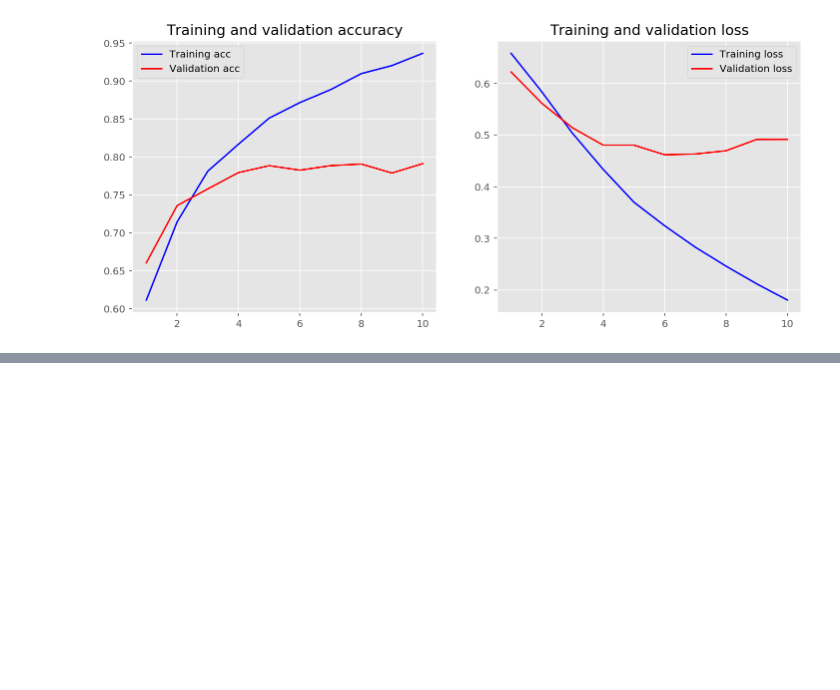
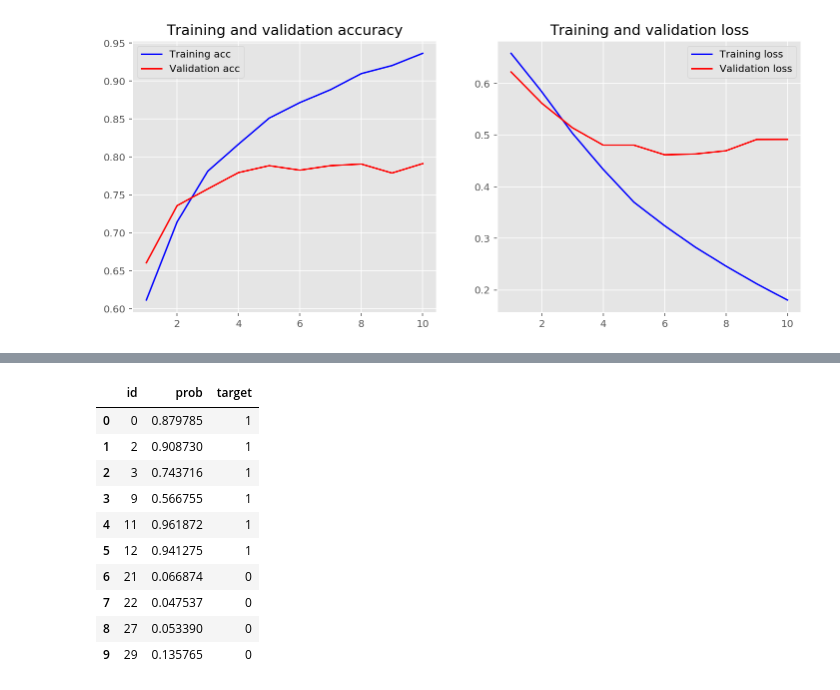
Before and after one commit to milemarchese/OrganizacionDeDatos, a Jupyter notebook: TP2/Modelos Mauro.ipynb, the cells around one changed output, grey strips where cells are left out. Saved outputs shown, nothing was run; the diff lists cells and outputs as text; code cells hidden in the pictures; blank space fills up the shorter version.

```diff
--- a/TP2/Modelos Mauro.ipynb
+++ b/TP2/Modelos Mauro.ipynb
@@ -515,0 +562,15 @@ plot_history(history)
+# %%
+from keras.models import Sequential
+from keras import layers
+#embedding_dim = 100
+
+model = Sequential()
+model.add(layers.Embedding(vocab_size, embedding_dim, input_length=maxlen))
+model.add(layers.Conv1D(128, 5, activation='relu'))
+model.add(layers.GlobalMaxPooling1D())
+model.add(layers.Dense(10, activation='relu'))
+model.add(layers.Dense(1, activation='sigmoid'))
+model.compile(optimizer='adam',
+              loss='binary_crossentropy',
+              metrics=['accuracy'])
+model.summary()
@@ -515,0 +596,10 @@ plot_history(history)
+# %%
+history = model.fit(x_train, y_train,
+                    epochs=2,
+                    verbose=1,
+                    #validation_data=(x_test, y_test),
+                    batch_size=65)
+#loss, accuracy = model.evaluate(x_train, y_train, verbose=False)
+#print("Training Accuracy: {:.4f}".format(accuracy))
+#loss, accuracy = model.evaluate(x_test, y_test, verbose=False)
+#print("Testing Accuracy:  {:.4f}".format(accuracy))
@@ -515,0 +611,18 @@ plot_history(history)
+# %%
+submission1 = pd.DataFrame()
+submission1['id'] = test['id']
+submission1['prob'] = model.predict(x_test_kagle)
+submission1['target'] = submission1['prob'].apply(lambda x: 0 if x < .5 else 1)
+submission1.head(10)
+# %% [output]
+|  | id | prob | target |
+| 0 | 0 | 0.879785 | 1 |
+| 1 | 2 | 0.908730 | 1 |
+| 2 | 3 | 0.743716 | 1 |
+| 3 | 9 | 0.566755 | 1 |
+| 4 | 11 | 0.961872 | 1 |
+| 5 | 12 | 0.941275 | 1 |
+| 6 | 21 | 0.066874 | 0 |
+| 7 | 22 | 0.047537 | 0 |
+| 8 | 27 | 0.053390 | 0 |
+| 9 | 29 | 0.135765 | 0 |
```
Also changed, not shown: parts of 15 cells of this notebook, 1 other file.
